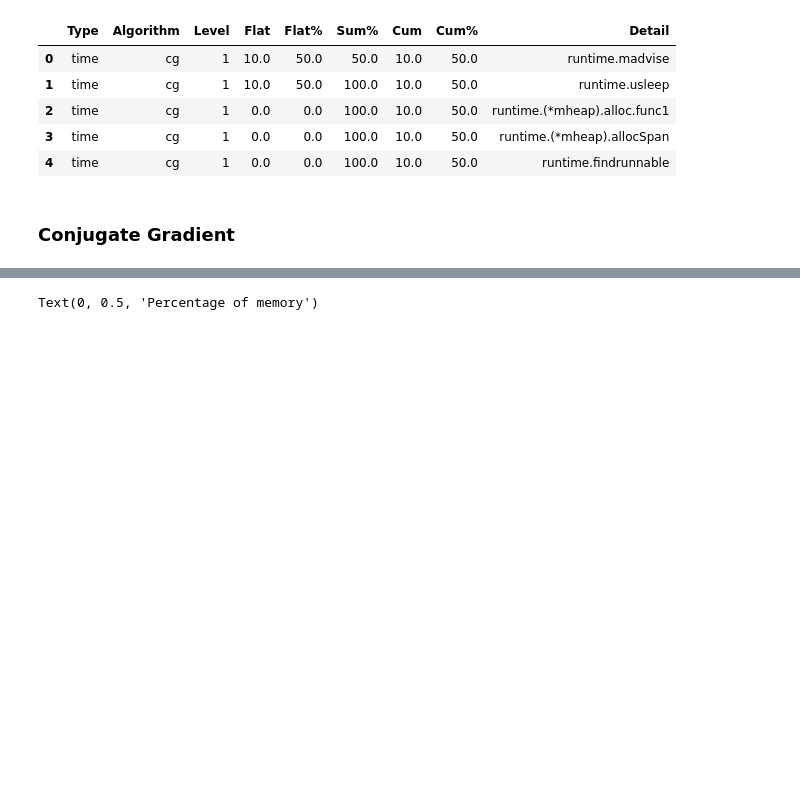
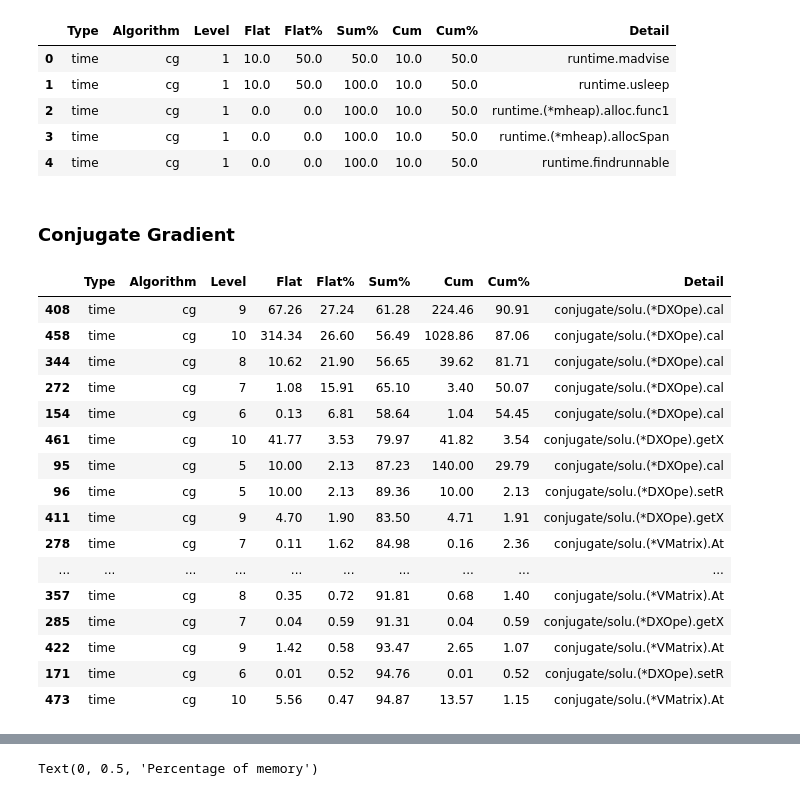
Before and after one commit to dungpt3003/cmb, a Jupyter notebook: notebooks/results.ipynb, the cells around one changed output, grey strips where cells are left out. Saved outputs shown, nothing was run; the diff lists cells and outputs as text; code cells hidden in the pictures; blank space fills up the shorter version.

```diff
--- a/notebooks/results.ipynb
+++ b/notebooks/results.ipynb
@@ -143,3 +143,28 @@ df.head()
 | 4 | time | cg | 1 | 0.0 | 0.0 | 100.0 | 10.0 | 50.0 | runtime.findrunnable |
 # %% [markdown]
 ### Conjugate Gradient
+# %%
+# Filter the dataframe: Conjugate Gradient time, the first few levels are ignored because the time is too small
+# We also ignored functions that contributed insignificantly to the total runtime
+# System functions are also filtered out.
+df_cg_time = df[(df['Type'] == 'time') & (df['Algorithm'] == 'cg') & (df['Level'] >= 4) \
+                & (df['Flat%'] > 0) & (df['Detail'].str.startswith('conjugate'))]
+df_cg_time.sort_values(by=['Flat%'], ascending=False)
+# %% [output]
+|  | Type | Algorithm | Level | Flat | Flat% | Sum% | Cum | Cum% | Detail |
+| 408 | time | cg | 9 | 67.26 | 27.24 | 61.28 | 224.46 | 90.91 | conjugate/solu.(*DXOpe).cal |
+| 458 | time | cg | 10 | 314.34 | 26.60 | 56.49 | 1028.86 | 87.06 | conjugate/solu.(*DXOpe).cal |
+| 344 | time | cg | 8 | 10.62 | 21.90 | 56.65 | 39.62 | 81.71 | conjugate/solu.(*DXOpe).cal |
+| 272 | time | cg | 7 | 1.08 | 15.91 | 65.10 | 3.40 | 50.07 | conjugate/solu.(*DXOpe).cal |
+| 154 | time | cg | 6 | 0.13 | 6.81 | 58.64 | 1.04 | 54.45 | conjugate/solu.(*DXOpe).cal |
+| 461 | time | cg | 10 | 41.77 | 3.53 | 79.97 | 41.82 | 3.54 | conjugate/solu.(*DXOpe).getX |
+| 95 | time | cg | 5 | 10.00 | 2.13 | 87.23 | 140.00 | 29.79 | conjugate/solu.(*DXOpe).cal |
+| 96 | time | cg | 5 | 10.00 | 2.13 | 89.36 | 10.00 | 2.13 | conjugate/solu.(*DXOpe).setR |
+| 411 | time | cg | 9 | 4.70 | 1.90 | 83.50 | 4.71 | 1.91 | conjugate/solu.(*DXOpe).getX |
+| 278 | time | cg | 7 | 0.11 | 1.62 | 84.98 | 0.16 | 2.36 | conjugate/solu.(*VMatrix).At |
+| ... | ... | ... | ... | ... | ... | ... | ... | ... | ... |
+| 357 | time | cg | 8 | 0.35 | 0.72 | 91.81 | 0.68 | 1.40 | conjugate/solu.(*VMatrix).At |
+| 285 | time | cg | 7 | 0.04 | 0.59 | 91.31 | 0.04 | 0.59 | conjugate/solu.(*DXOpe).getX |
+| 422 | time | cg | 9 | 1.42 | 0.58 | 93.47 | 2.65 | 1.07 | conjugate/solu.(*VMatrix).At |
+| 171 | time | cg | 6 | 0.01 | 0.52 | 94.76 | 0.01 | 0.52 | conjugate/solu.(*DXOpe).setR |
+| 473 | time | cg | 10 | 5.56 | 0.47 | 94.87 | 13.57 | 1.15 | conjugate/solu.(*VMatrix).At |
```
Also changed, not shown: parts of 10 cells of this notebook, 3 other files.
